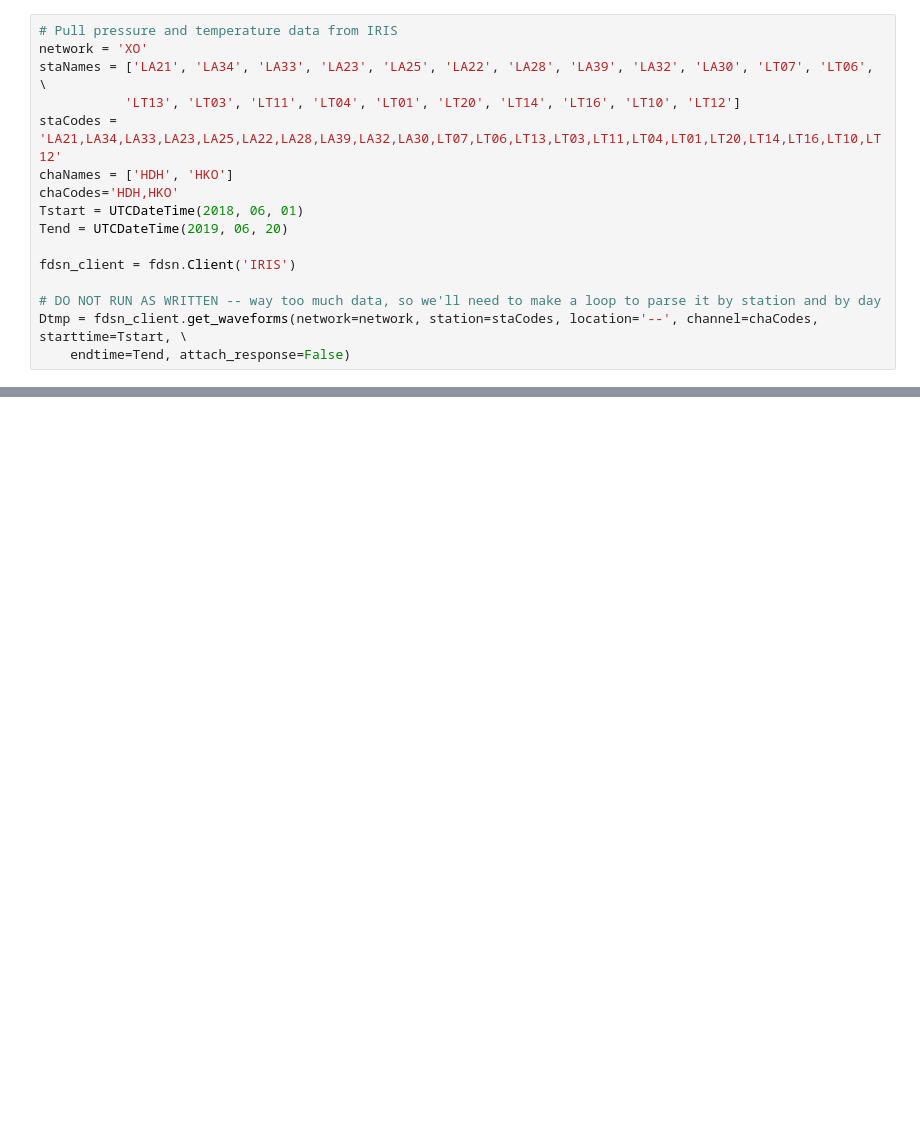
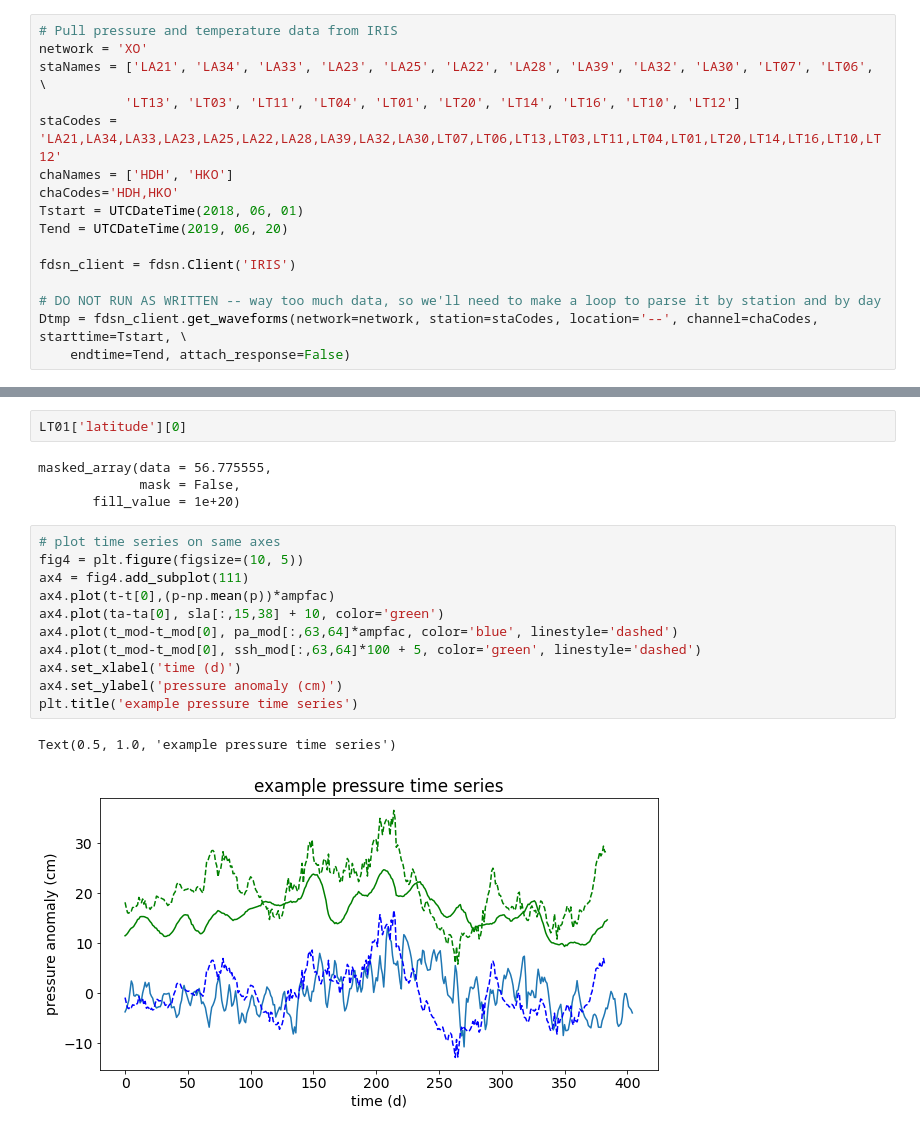
Before and after one commit to erikfred/ptz_detector, a Jupyter notebook: eddy_detector.ipynb, the cells around one changed output, grey strips where cells are left out. Drawn from its saved outputs; the diff is of its cells as text; blank space fills up the shorter version.

```diff
--- a/eddy_detector.ipynb
+++ b/eddy_detector.ipynb
@@ -48,0 +200,20 @@ Dtmp = fdsn_client.get_waveforms(network=network, station=staCodes, location='--
+# %%
+LT01['latitude'][0]
+# %% [output]
+masked_array(data = 56.775555,
+             mask = False,
+       fill_value = 1e+20)
+# %%
+# plot time series on same axes
+fig4 = plt.figure(figsize=(10, 5))
+ax4 = fig4.add_subplot(111)
+ax4.plot(t-t[0],(p-np.mean(p))*ampfac)
+ax4.plot(ta-ta[0], sla[:,15,38] + 10, color='green')
+ax4.plot(t_mod-t_mod[0], pa_mod[:,63,64]*ampfac, color='blue', linestyle='dashed')
+ax4.plot(t_mod-t_mod[0], ssh_mod[:,63,64]*100 + 5, color='green', linestyle='dashed')
+ax4.set_xlabel('time (d)')
+ax4.set_ylabel('pressure anomaly (cm)')
+plt.title('example pressure time series')
+# %% [output]
+Text(0.5, 1.0, 'example pressure time series')
+[figure, added]
```
Also changed, not shown: parts of 14 cells of this notebook.
